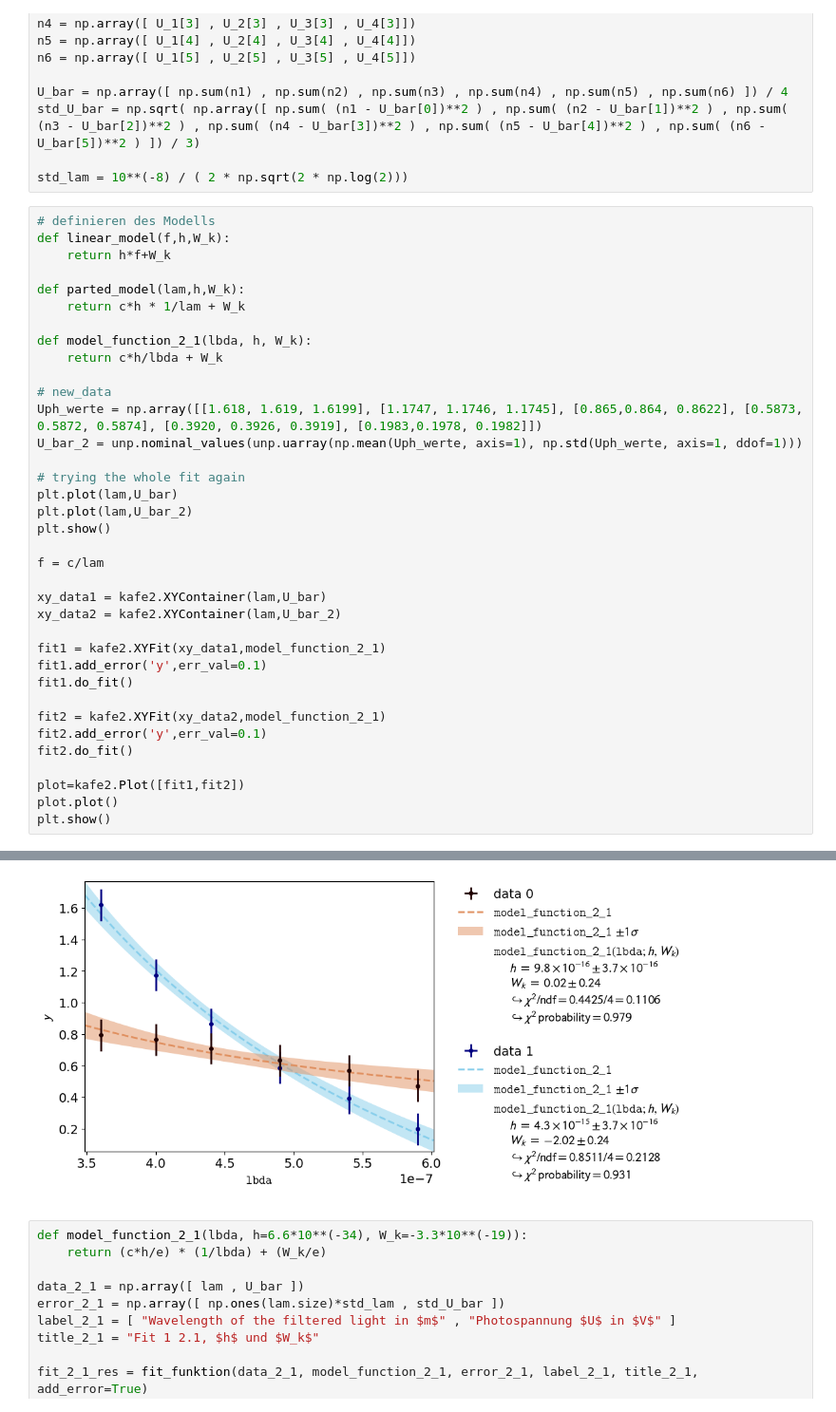
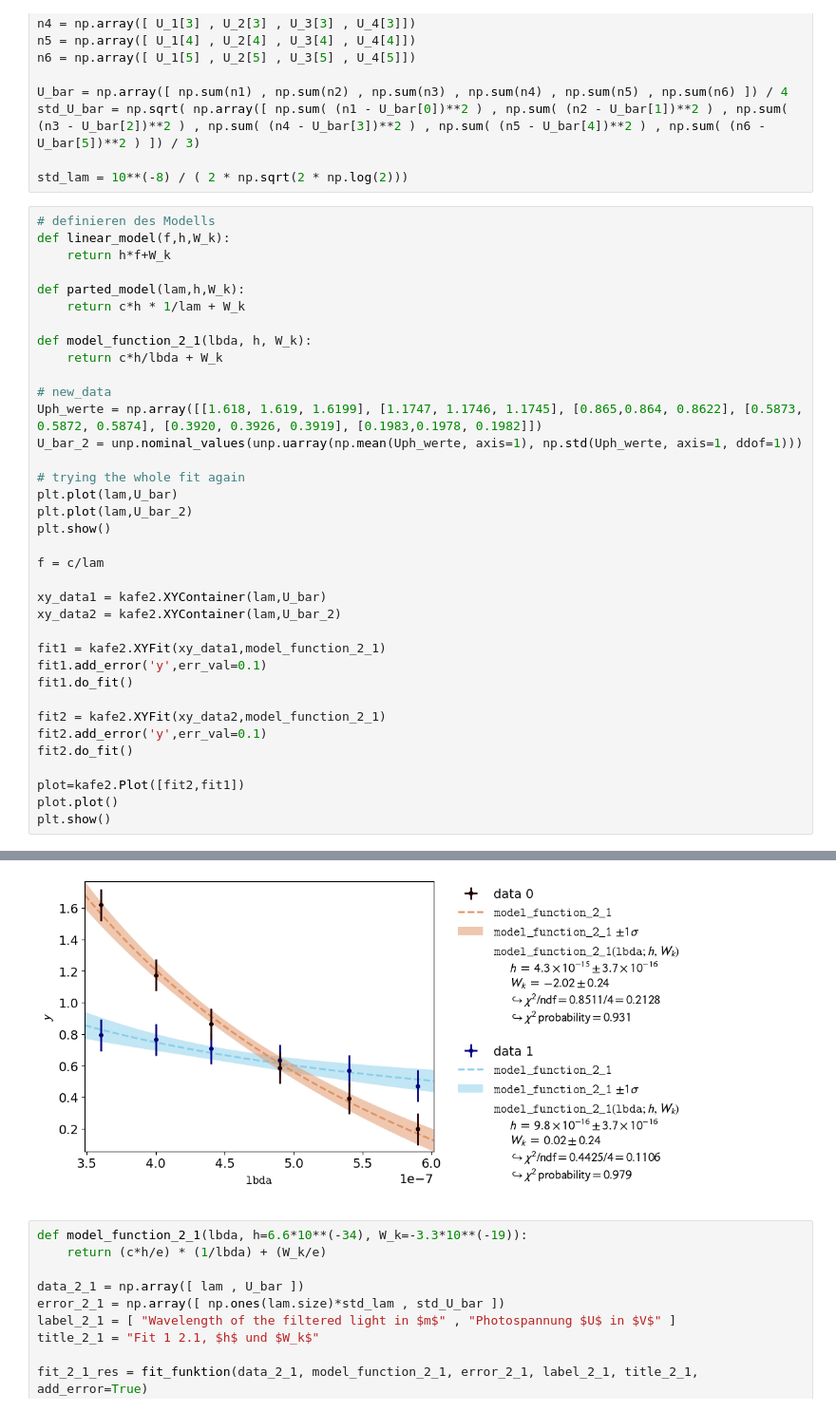
Before and after one commit to MRNock04/P2, a Jupyter notebook: Photoeffekt/Photoeffekt.ipynb, the cells around one changed output, grey strips where cells are left out. Shown at 95% size. Saved outputs shown, nothing was run; the diff lists cells and outputs as text.

```diff
--- a/Photoeffekt/Photoeffekt.ipynb
+++ b/Photoeffekt/Photoeffekt.ipynb
@@ -218,35 +218,35 @@ def parted_model(lam,h,W_k):
 
 def model_function_2_1(lbda, h, W_k):
     return c*h/lbda + W_k
 
 # new_data
 Uph_werte = np.array([[1.618, 1.619, 1.6199], [1.1747, 1.1746, 1.1745], [0.865,0.864, 0.8622], [0.5873, 0.5872, 0.5874], [0.3920, 0.3926, 0.3919], [0.1983,0.1978, 0.1982]])
 U_bar_2 = unp.nominal_values(unp.uarray(np.mean(Uph_werte, axis=1), np.std(Uph_werte, axis=1, ddof=1)))
 
 # trying the whole fit again
 plt.plot(lam,U_bar)
 plt.plot(lam,U_bar_2)
 plt.show()
 
 f = c/lam
 
 xy_data1 = kafe2.XYContainer(lam,U_bar)
 xy_data2 = kafe2.XYContainer(lam,U_bar_2)
 
 fit1 = kafe2.XYFit(xy_data1,model_function_2_1)
 fit1.add_error('y',err_val=0.1)
 fit1.do_fit()
 
 fit2 = kafe2.XYFit(xy_data2,model_function_2_1)
 fit2.add_error('y',err_val=0.1)
 fit2.do_fit()
 
-plot=kafe2.Plot([fit1,fit2])
+plot=kafe2.Plot([fit2,fit1])
 plot.plot()
 plt.show()
 # %% [output]
 [figure]
-[figure, old version]
+[figure, new version]
 # %%
 def model_function_2_1(lbda, h=6.6*10**(-34), W_k=-3.3*10**(-19)):
     return (c*h/e) * (1/lbda) + (W_k/e)
```
